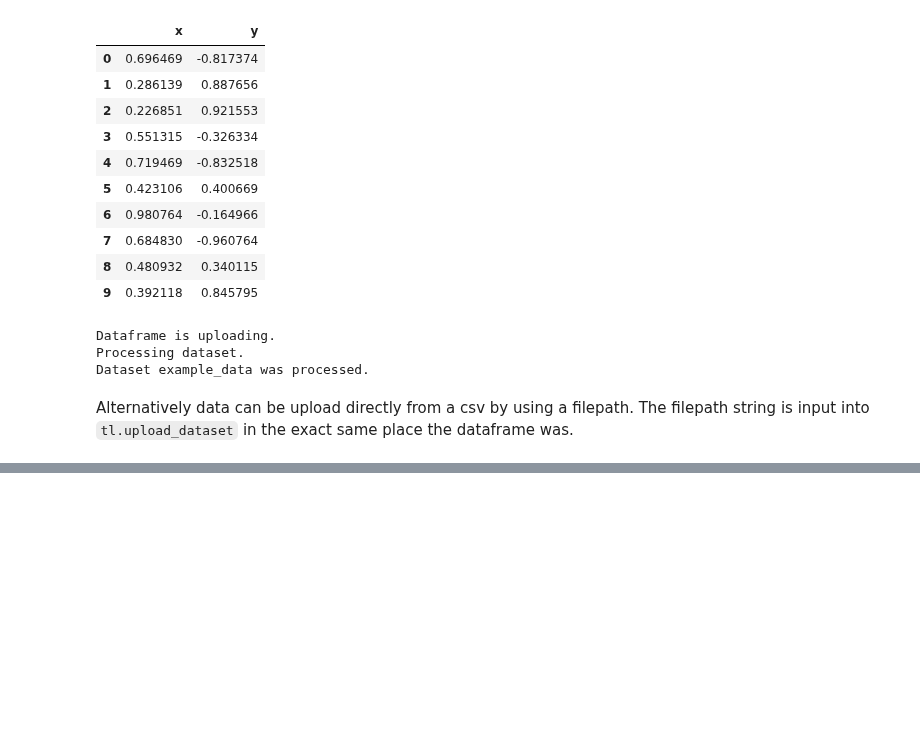
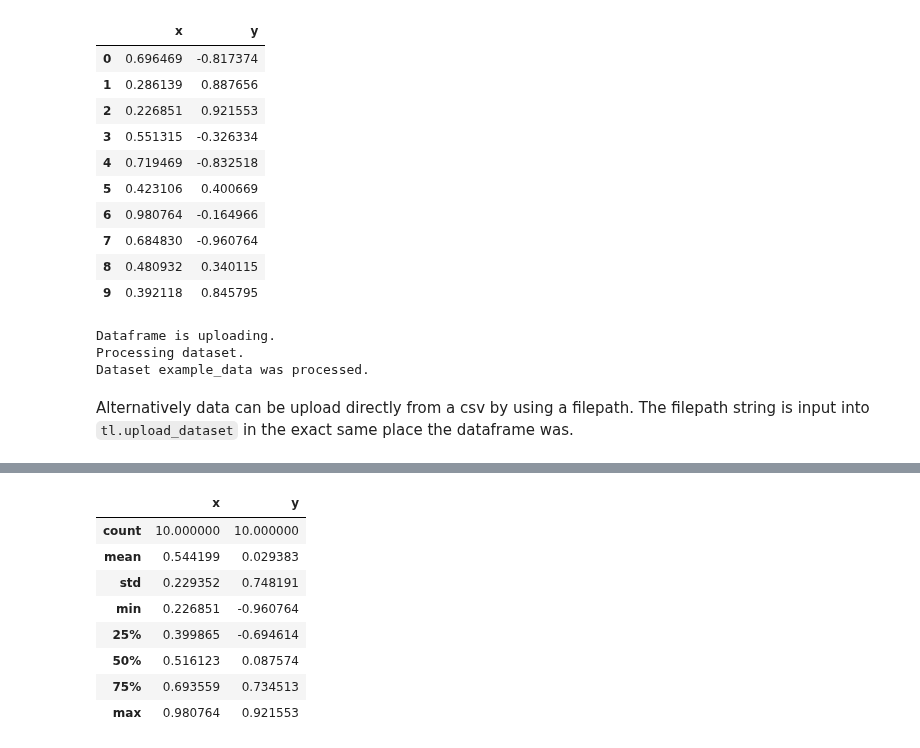
Before and after one commit to digiLab-ai/twinLab-Tutorials, a Jupyter notebook: Advanced_Quickstart.ipynb, the cells around one changed output, grey strips where cells are left out. Saved outputs shown, nothing was run; the diff lists cells and outputs as text; code cells hidden in the pictures; blank space fills up the shorter version.

```diff
--- a/Advanced_Quickstart.ipynb
+++ b/Advanced_Quickstart.ipynb
@@ -104,0 +142,13 @@ tl.view_dataset(dataset_id)
+# %%
+# Querey the dataset to get a statistical summary
+tl.query_dataset(dataset_id)
+# %% [output]
+|  | x | y |
+| count | 10.000000 | 10.000000 |
+| mean | 0.544199 | 0.029383 |
+| std | 0.229352 | 0.748191 |
+| min | 0.226851 | -0.960764 |
+| 25% | 0.399865 | -0.694614 |
+| 50% | 0.516123 | 0.087574 |
+| 75% | 0.693559 | 0.734513 |
+| max | 0.980764 | 0.921553 |
```
Also changed, not shown: parts of 26 cells of this notebook.
